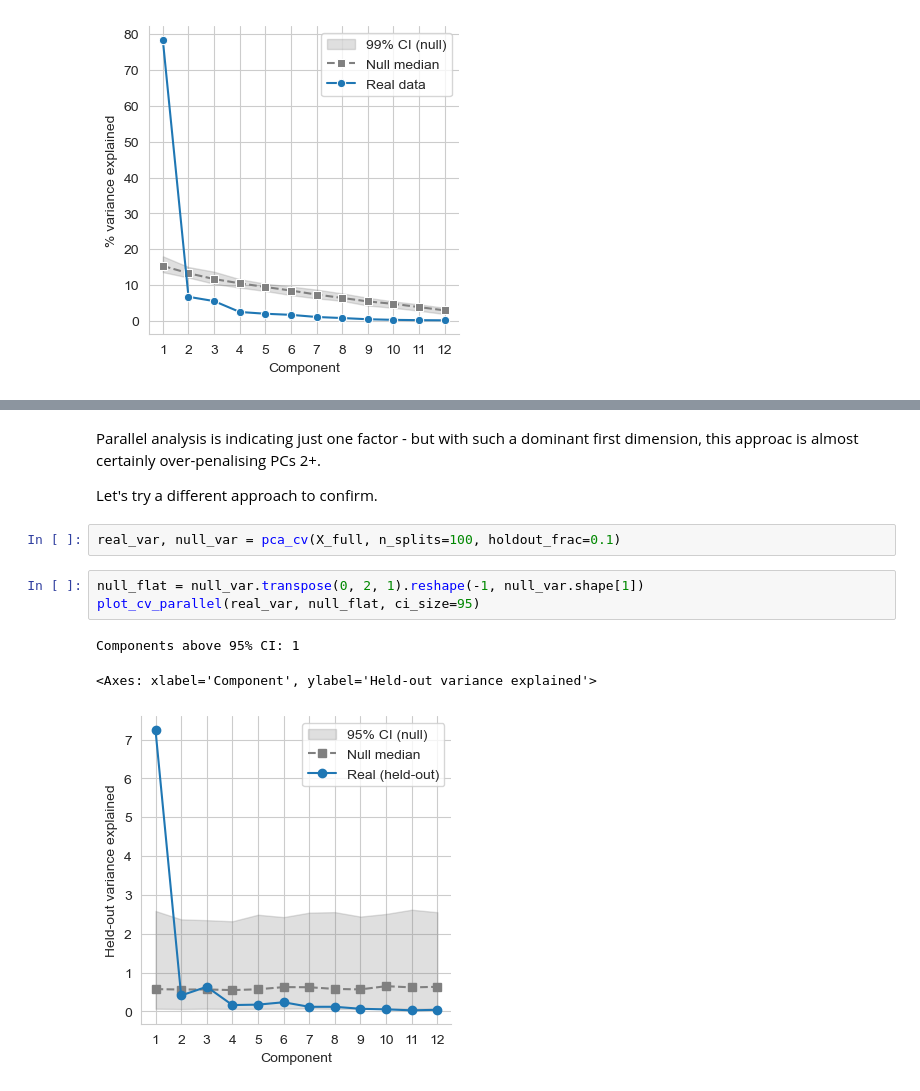
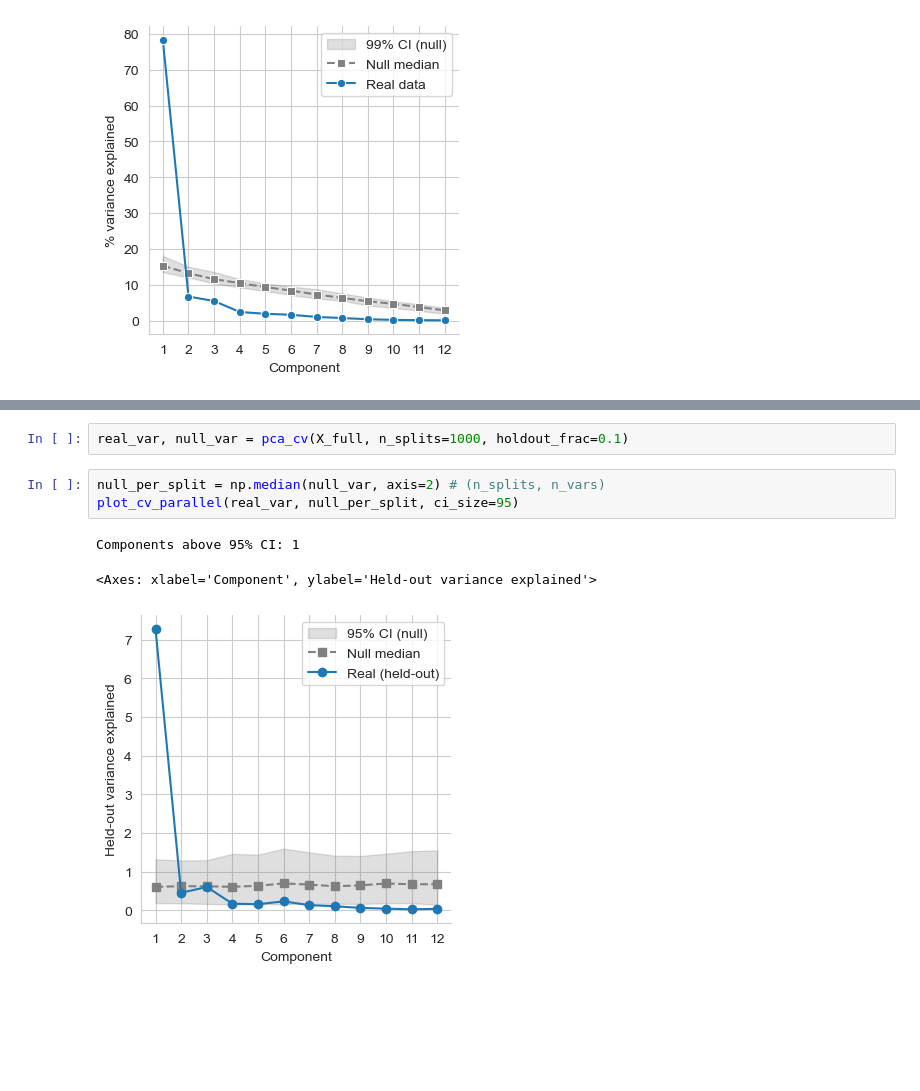
Before and after one commit to moriohamada/capability_structure, a Jupyter notebook: analysis_notebook.ipynb, the cells around one changed output, grey strips where cells are left out. Saved outputs shown, nothing was run; the diff lists cells and outputs as text; blank space fills up the shorter version.

```diff
--- a/analysis_notebook.ipynb
+++ b/analysis_notebook.ipynb
@@ -115,13 +139,9 @@ plot_component_v_time(scores, 1, 'g', df_info, n_label=8)
-# %% [markdown]
-Parallel analysis is indicating just one factor - but with such a dominant first dimension, this approac is almost certainly over-penalising PCs 2+.
-
-Let's try a different approach to confirm.
 # %%
-real_var, null_var = pca_cv(X_full, n_splits=100, holdout_frac=0.1)
+real_var, null_var = pca_cv(X_full, n_splits=1000, holdout_frac=0.1)
 # %%
-null_flat = null_var.transpose(0, 2, 1).reshape(-1, null_var.shape[1])
-plot_cv_parallel(real_var, null_flat, ci_size=95)
+null_per_split = np.median(null_var, axis=2) # (n_splits, n_vars)
+plot_cv_parallel(real_var, null_per_split, ci_size=95)
 # %% [output]
 Components above 95% CI: 1
 <Axes: xlabel='Component', ylabel='Held-out variance explained'>
-[figure, old version]
+[figure, new version]
```
Also changed, not shown: parts of 31 cells of this notebook, 3 other files.
